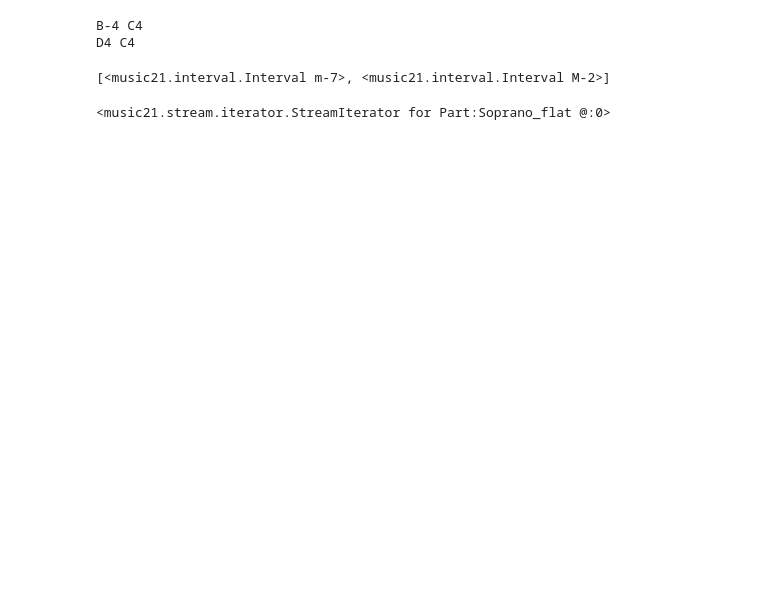
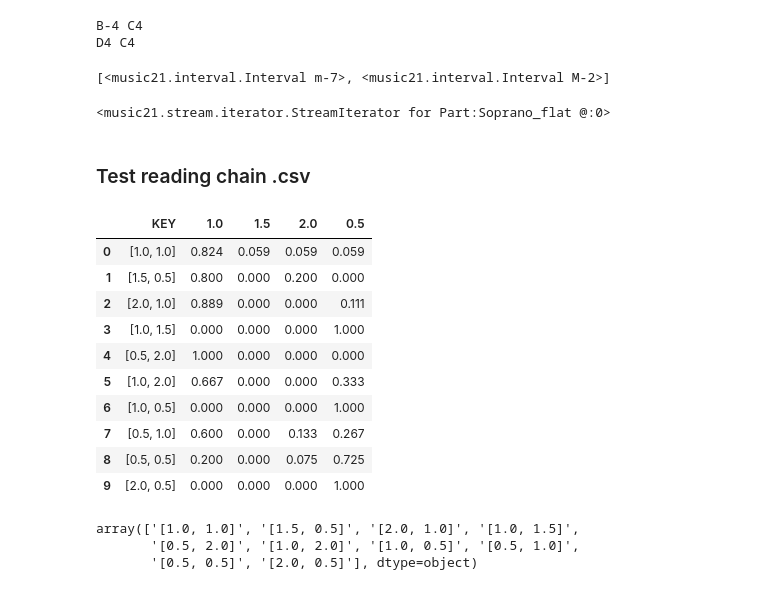
Before and after one commit to dwbzen/pymusic, a Jupyter notebook: music21_test.ipynb, the cells around one changed output. Drawn from its saved outputs; the diff is of its cells as text; code cells hidden in the pictures; blank space fills up the shorter version.

```diff
--- a/music21_test.ipynb
+++ b/music21_test.ipynb
@@ -1226,3 +1267,27 @@ pdict = Utils.get_score_notes(test_score)
 pdict['Soprano']
 # %% [output]
 <music21.stream.iterator.StreamIterator for Part:Soprano_flat @:0>
+# %% [markdown]
+### Test reading chain .csv
+# %%
+durations_df = pd.read_csv("/Compile/dwbzen/resources/music/bwv40_8_durationsChain.csv")
+durations_df
+# %% [output]
+|  | KEY | 1.0 | 1.5 | 2.0 | 0.5 |
+| 0 | [1.0, 1.0] | 0.824 | 0.059 | 0.059 | 0.059 |
+| 1 | [1.5, 0.5] | 0.800 | 0.000 | 0.200 | 0.000 |
+| 2 | [2.0, 1.0] | 0.889 | 0.000 | 0.000 | 0.111 |
+| 3 | [1.0, 1.5] | 0.000 | 0.000 | 0.000 | 1.000 |
+| 4 | [0.5, 2.0] | 1.000 | 0.000 | 0.000 | 0.000 |
+| 5 | [1.0, 2.0] | 0.667 | 0.000 | 0.000 | 0.333 |
+| 6 | [1.0, 0.5] | 0.000 | 0.000 | 0.000 | 1.000 |
+| 7 | [0.5, 1.0] | 0.600 | 0.000 | 0.133 | 0.267 |
+| 8 | [0.5, 0.5] | 0.200 | 0.000 | 0.075 | 0.725 |
+| 9 | [2.0, 0.5] | 0.000 | 0.000 | 0.000 | 1.000 |
+# %%
+new_index = durations_df['KEY']
+new_index.values
+# %% [output]
+array(['[1.0, 1.0]', '[1.5, 0.5]', '[2.0, 1.0]', '[1.0, 1.5]',
+       '[0.5, 2.0]', '[1.0, 2.0]', '[1.0, 0.5]', '[0.5, 1.0]',
+       '[0.5, 0.5]', '[2.0, 0.5]'], dtype=object)
```
Also changed, not shown: parts of 22 cells of this notebook, 11 other files.
